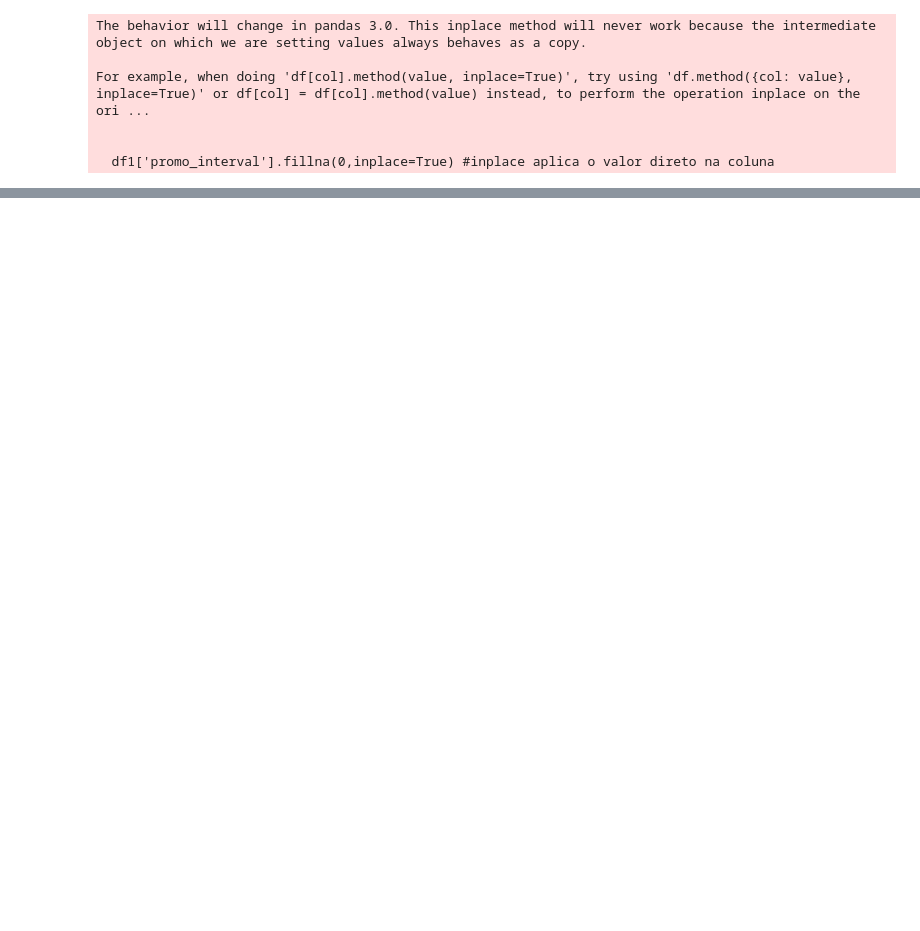
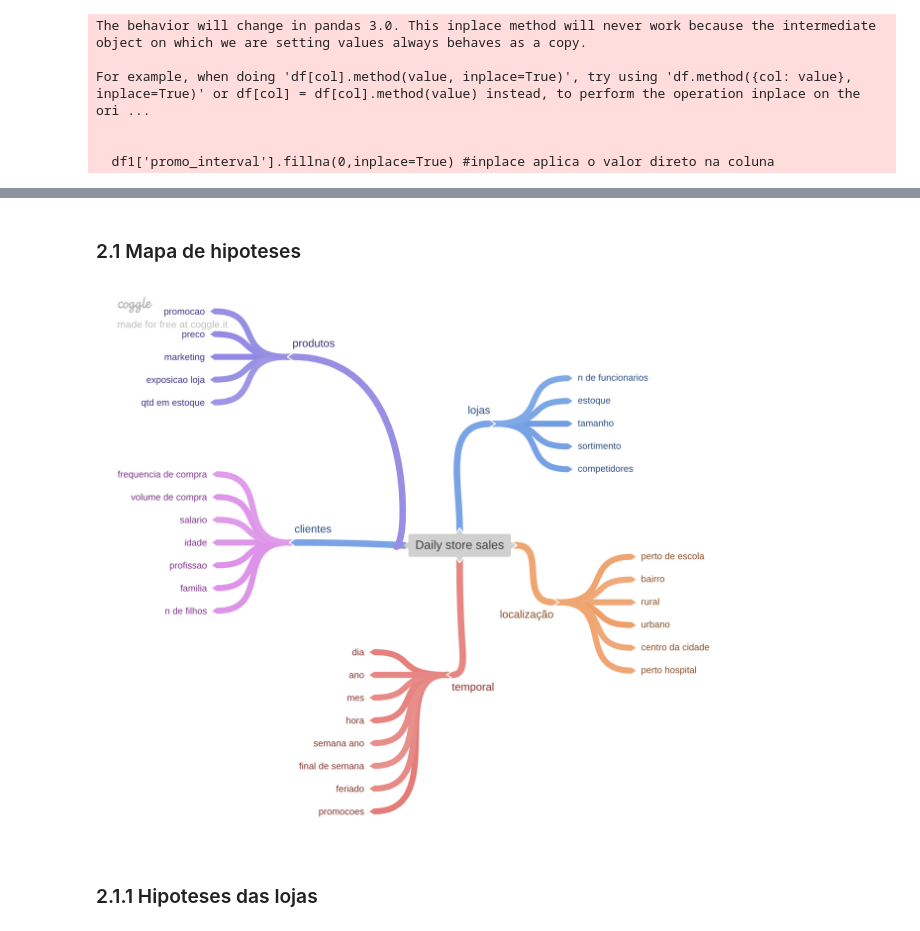
Before and after one commit to Eduardo7copasx/DS_producao, a Jupyter notebook: Projeto/projeto.ipynb, the cells around one changed output, grey strips where cells are left out. Cells and saved outputs as stored; diff of their text form; code cells hidden in the pictures; blank space fills up the shorter version.

```diff
--- a/Projeto/projeto.ipynb
+++ b/Projeto/projeto.ipynb
@@ -157,0 +262,8 @@ df1
+# %% [markdown]
+### 2.1 Mapa de hipoteses
+# %%
+Image('../Img/BI.png')
+# %% [output]
+[figure, added]
+# %% [markdown]
+### 2.1.1 Hipoteses das lojas
```
Also changed, not shown: parts of 36 cells of this notebook, 2 other files.
